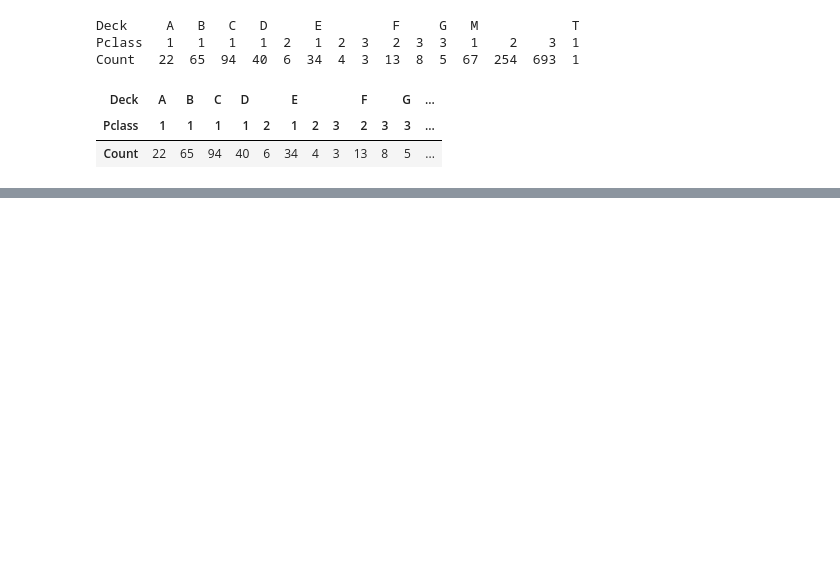
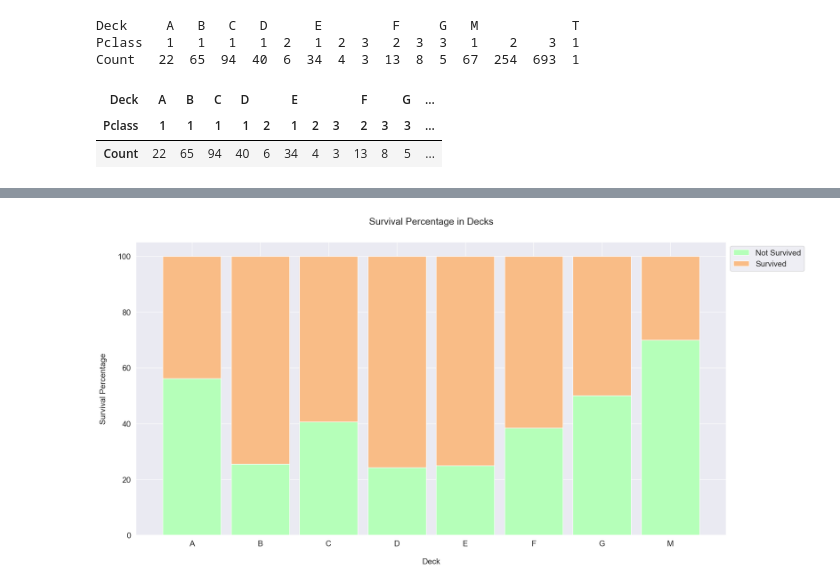
Before and after one commit to Ji-hyeon-Oh/DS-Study, a Jupyter notebook: Titanic/Son/Titanic Analytics.ipynb, the cells around one changed output, grey strips where cells are left out. Saved outputs shown, nothing was run; the diff lists cells and outputs as text; code cells hidden in the pictures; blank space fills up the shorter version.

```diff
--- a/Titanic/Son/Titanic Analytics.ipynb
+++ b/Titanic/Son/Titanic Analytics.ipynb
@@ -328,0 +400,53 @@ Count   22  65  94  40  6  34  4  3  13  8  5  67  254  693  1
+# %%
+df_all.loc[df_all['Deck']=='T','Deck'] = 'A'
+# %%
+df_all_decks_survived = df_all.groupby(['Deck', 'Survived']).count().drop(columns=['Sex', 'Age', 'SibSp', 'Parch', 'Fare',
+                                                                                   'Embarked', 'Pclass', 'Cabin', 'PassengerId', 'Ticket']).rename(columns={'Name':'Count'}).transpose()
+
+def get_survived_dist(df):
+
+    # Creating a dictionary for every survival count in every deck
+    surv_counts = {'A':{}, 'B':{}, 'C':{}, 'D':{}, 'E':{}, 'F':{}, 'G':{}, 'M':{}}
+    decks = df.columns.levels[0]
+
+    for deck in decks:
+        for survive in range(0, 2):
+            surv_counts[deck][survive] = df[deck][survive][0]
+
+    df_surv = pd.DataFrame(surv_counts)
+    surv_percentages = {}
+
+    for col in df_surv.columns:
+        surv_percentages[col] = [(count / df_surv[col].sum()) * 100 for count in df_surv[col]]
+
+    return surv_counts, surv_percentages
+
+def display_surv_dist(percentages):
+
+    df_survived_percentages = pd.DataFrame(percentages).transpose()
+    deck_names = ('A', 'B', 'C', 'D', 'E', 'F', 'G', 'M')
+    bar_count = np.arange(len(deck_names))
+    bar_width = 0.85
+
+    not_survived = df_survived_percentages[0]
+    survived = df_survived_percentages[1]
+
+    plt.figure(figsize=(20, 10))
+    plt.bar(bar_count, not_survived, color='#b5ffb9', edgecolor='white', width=bar_width, label="Not Survived")
+    plt.bar(bar_count, survived, bottom=not_survived, color='#f9bc86', edgecolor='white', width=bar_width, label="Survived")
+
+    plt.xlabel('Deck', size=15, labelpad=20)
+    plt.ylabel('Survival Percentage', size=15, labelpad=20)
+    plt.xticks(bar_count, deck_names)
+    plt.tick_params(axis='x', labelsize=15)
+    plt.tick_params(axis='y', labelsize=15)
+
+    plt.legend(loc='upper left', bbox_to_anchor=(1, 1), prop={'size': 15})
+    plt.title('Survival Percentage in Decks', size=18, y=1.05)
+
+    plt.show()
+
+all_surv_count, all_surv_per = get_survived_dist(df_all_decks_survived)
+display_surv_dist(all_surv_per)
+# %% [output]
+[figure, added]
```
Also changed, not shown: parts of 9 cells of this notebook.
